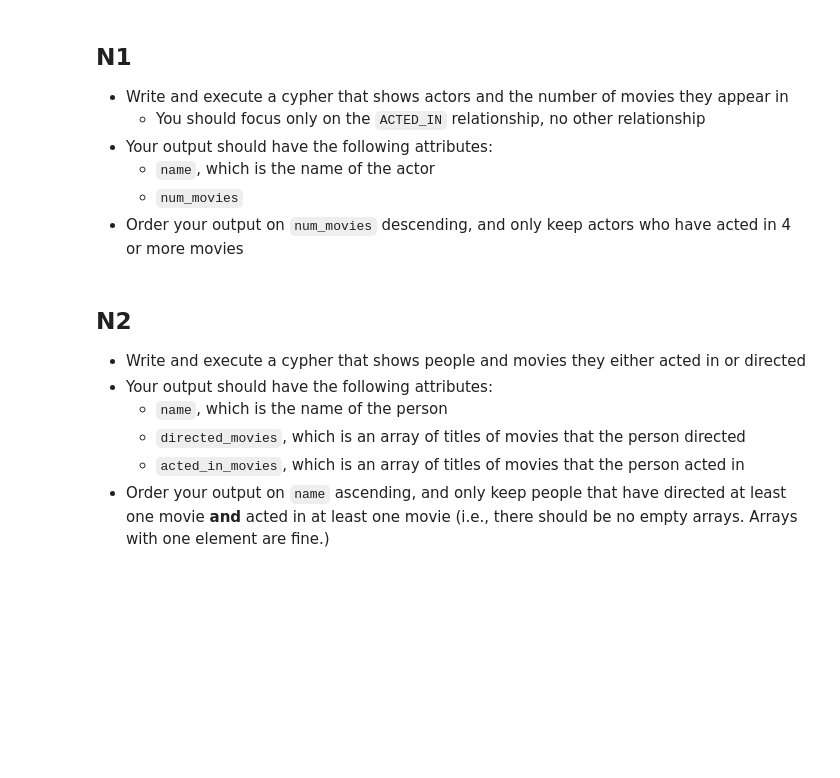
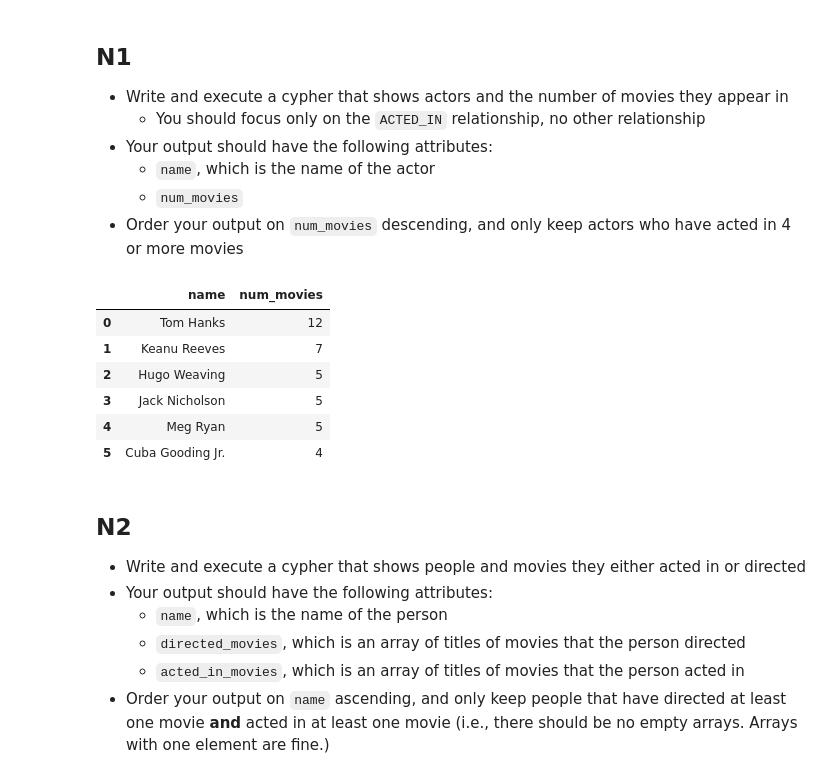
Before and after one commit to zhiyuan0828/W4111-Intro-to-Databases-Spring-2024, a Jupyter notebook: Homework/HW4/S24-W4111-HW4.ipynb, the cells around one changed output. Drawn from its saved outputs; the diff is of its cells as text; code cells hidden in the pictures; blank space fills up the shorter version.

```diff
--- a/Homework/HW4/S24-W4111-HW4.ipynb
+++ b/Homework/HW4/S24-W4111-HW4.ipynb
@@ -479,10 +481,22 @@ print("Successfully inserted movie data")
 - Order your output on `num_movies` descending, and only keep actors who have acted in 4 or more movies
 # %%
 res = graph.execute_query("""
-    TODO: Put your query here
+    match (a: Person)-[:ACTED_IN]->(m: Movie)
+    with a.name as name, count(distinct m) as num_movies
+    where num_movies >= 4
+    return name, num_movies
+    order by num_movies desc
 """)
 
 pandas.DataFrame([dict(r) for r in res.records])
+# %% [output]
+|  | name | num_movies |
+| 0 | Tom Hanks | 12 |
+| 1 | Keanu Reeves | 7 |
+| 2 | Hugo Weaving | 5 |
+| 3 | Jack Nicholson | 5 |
+| 4 | Meg Ryan | 5 |
+| 5 | Cuba Gooding Jr. | 4 |
 # %% [markdown]
 ## N2
 
```
Also changed, not shown: parts of 23 cells of this notebook, 2 other files.
